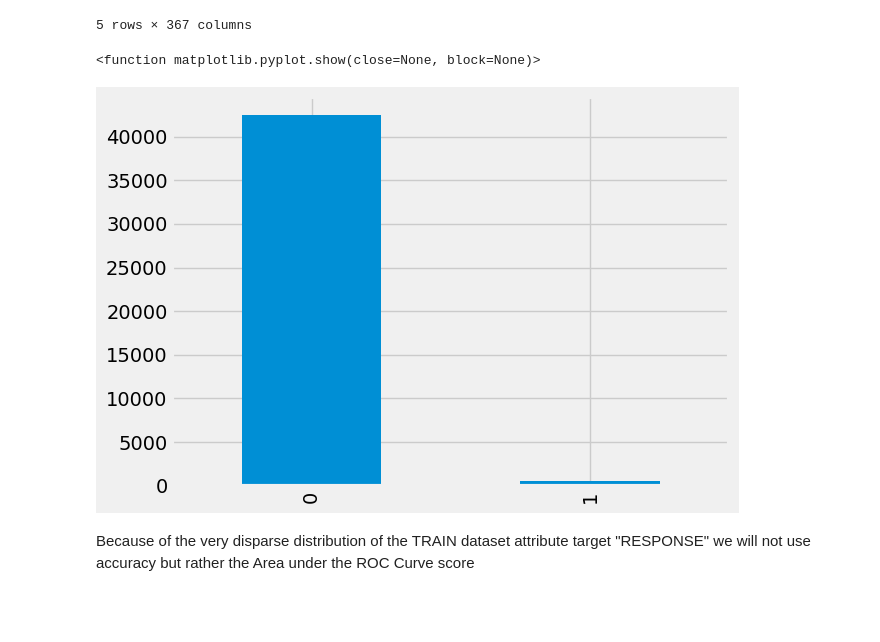
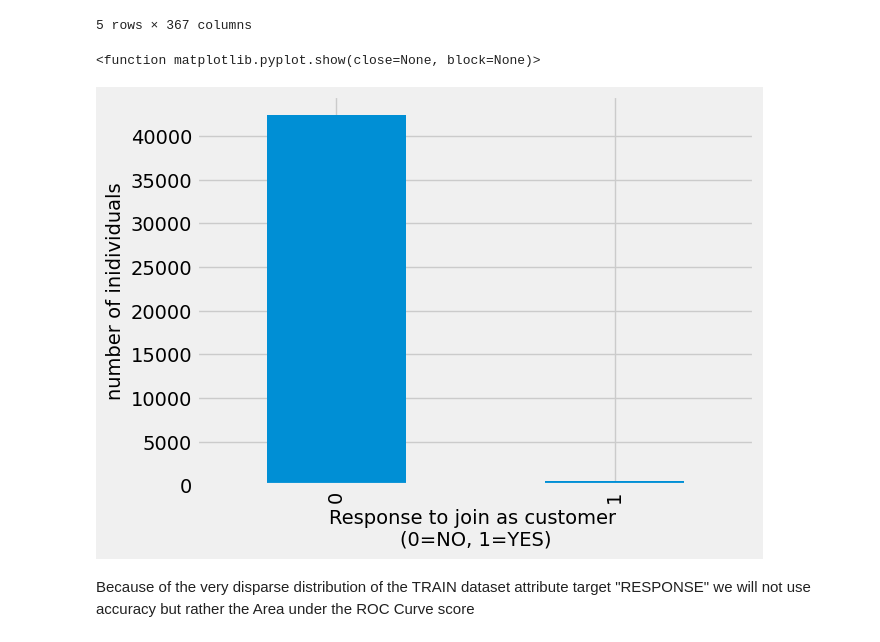
Before and after one commit to Aleaume/Udacity_DataSc_P4, a Jupyter notebook: Arvato Project Workbook.ipynb, the cells around one changed output. Drawn from its saved outputs; the diff is of its cells as text; code cells hidden in the pictures; blank space fills up the shorter version.

```diff
--- a/Arvato Project Workbook.ipynb
+++ b/Arvato Project Workbook.ipynb
@@ -757,10 +757,12 @@ mailout_train.head()
 # %%
 #Metrics Selection
 mailout_train['RESPONSE'].value_counts().plot(kind="bar")
+plt.ylabel('number of inidividuals')
+plt.xlabel('Response to join as customer \n(0=NO, 1=YES)')
 plt.show
 # %% [output]
 <function matplotlib.pyplot.show(close=None, block=None)>
-[figure, old version]
+[figure, new version]
 # %% [markdown]
 Because of the very disparse distribution of the TRAIN dataset attribute target "RESPONSE" we will not use accuracy but rather the Area under the ROC Curve score
 # %%
```
Also changed, not shown: parts of 2 cells of this notebook.
